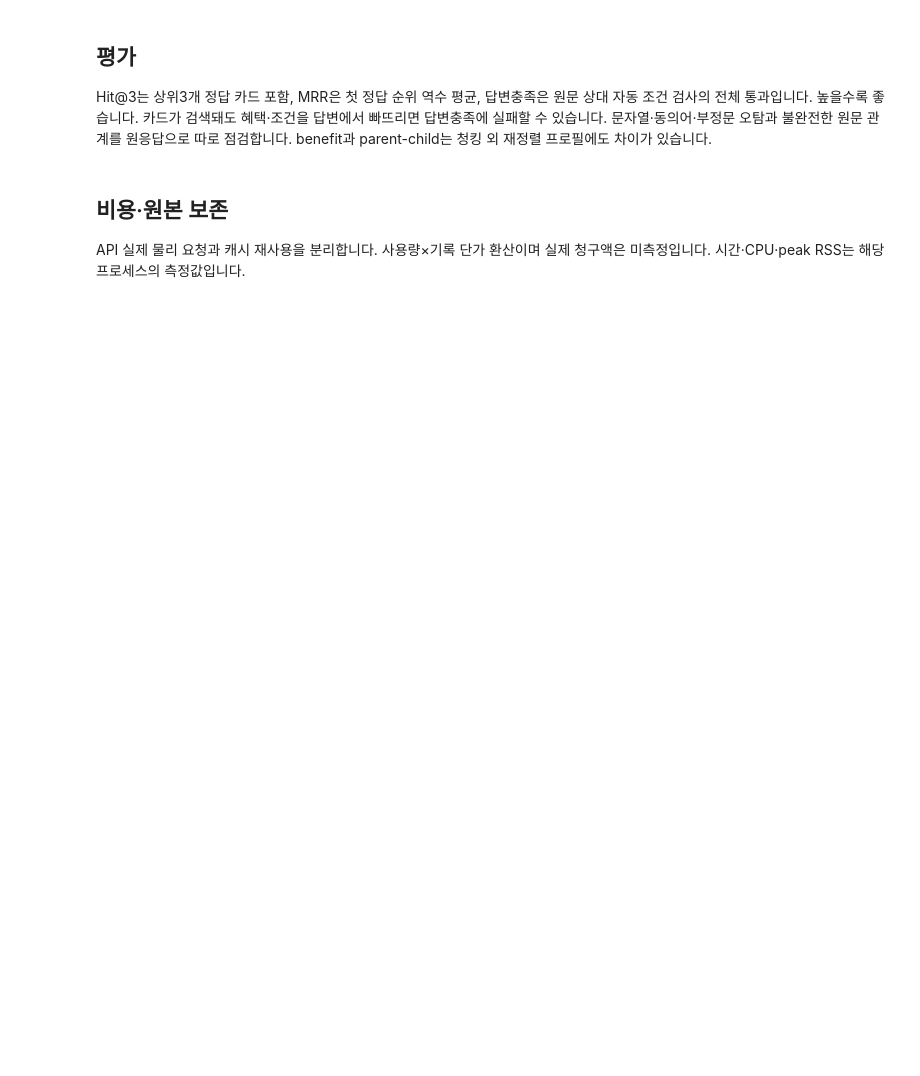
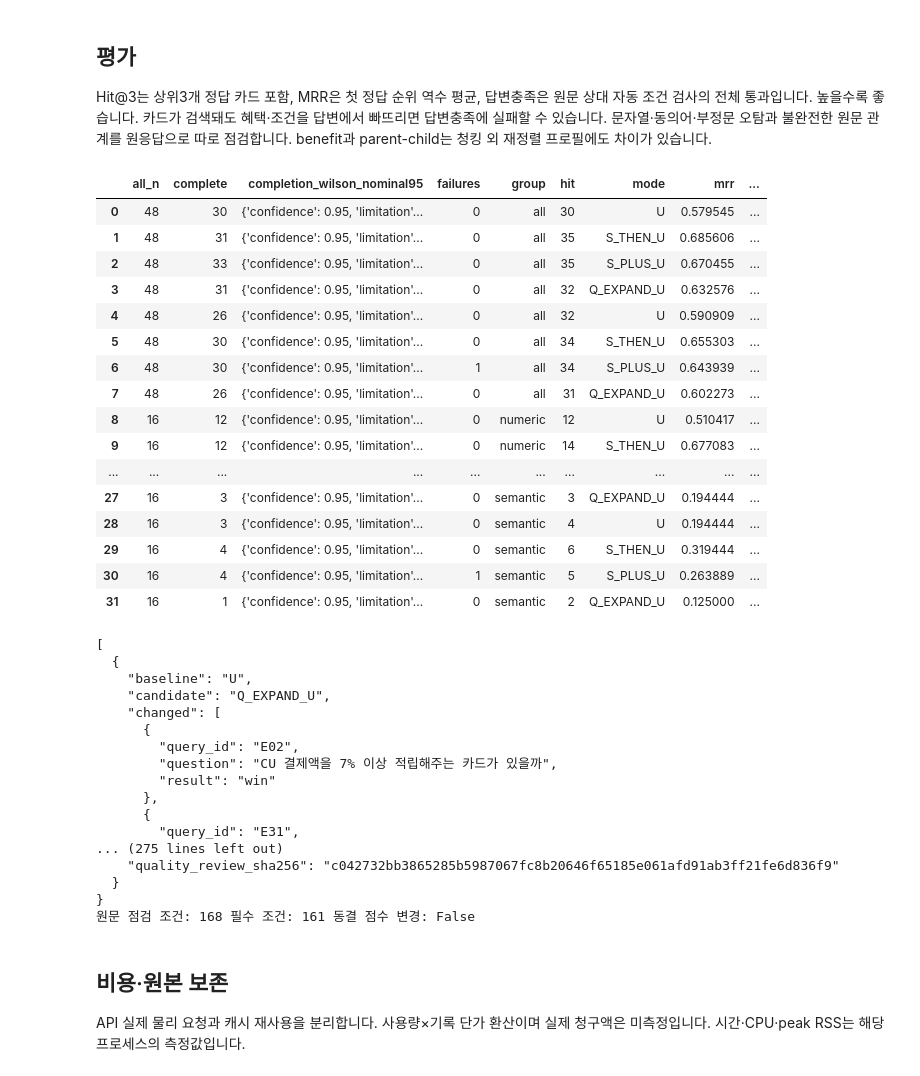
Before and after one commit to yeony-park/PickCardU, a Jupyter notebook: notebooks/42_expanded_query_evaluation.ipynb, the cells around one changed output. Saved outputs shown, nothing was run; the diff lists cells and outputs as text; code cells hidden in the pictures; blank space fills up the shorter version.

Commit message:
test: complete expanded structured search evaluation

```diff
--- a/notebooks/42_expanded_query_evaluation.ipynb
+++ b/notebooks/42_expanded_query_evaluation.ipynb
@@ -27,8 +65,47 @@ benefit과 parent-child는 청킹 외 재정렬 프로필에도 차이가 있습
 # %%
 import pandas as pd
 evaluation = read("evaluation_summary.json")
 display(pd.DataFrame(evaluation["metrics"]))
 print(json.dumps(evaluation["paired"], ensure_ascii=False, indent=2))
+
+print(json.dumps(read("decision.json"), ensure_ascii=False, indent=2))
+review = read("quality_review.json")
+print("원문 점검 조건:", review["inspected_conditions"], "필수 조건:", review["required_conditions"], "동결 점수 변경:", review["scores_changed"])
+# %% [output]
+|  | all_n | complete | completion_wilson_nominal95 | failures | group | hit | mode | mrr | ... |
+| 0 | 48 | 30 | {'confidence': 0.95, 'limitation'... | 0 | all | 30 | U | 0.579545 | ... |
+| 1 | 48 | 31 | {'confidence': 0.95, 'limitation'... | 0 | all | 35 | S_THEN_U | 0.685606 | ... |
+| 2 | 48 | 33 | {'confidence': 0.95, 'limitation'... | 0 | all | 35 | S_PLUS_U | 0.670455 | ... |
+| 3 | 48 | 31 | {'confidence': 0.95, 'limitation'... | 0 | all | 32 | Q_EXPAND_U | 0.632576 | ... |
+| 4 | 48 | 26 | {'confidence': 0.95, 'limitation'... | 0 | all | 32 | U | 0.590909 | ... |
+| 5 | 48 | 30 | {'confidence': 0.95, 'limitation'... | 0 | all | 34 | S_THEN_U | 0.655303 | ... |
+| 6 | 48 | 30 | {'confidence': 0.95, 'limitation'... | 1 | all | 34 | S_PLUS_U | 0.643939 | ... |
+| 7 | 48 | 26 | {'confidence': 0.95, 'limitation'... | 0 | all | 31 | Q_EXPAND_U | 0.602273 | ... |
+| 8 | 16 | 12 | {'confidence': 0.95, 'limitation'... | 0 | numeric | 12 | U | 0.510417 | ... |
+| 9 | 16 | 12 | {'confidence': 0.95, 'limitation'... | 0 | numeric | 14 | S_THEN_U | 0.677083 | ... |
+| ... | ... | ... | ... | ... | ... | ... | ... | ... | ... |
+| 27 | 16 | 3 | {'confidence': 0.95, 'limitation'... | 0 | semantic | 3 | Q_EXPAND_U | 0.194444 | ... |
+| 28 | 16 | 3 | {'confidence': 0.95, 'limitation'... | 0 | semantic | 4 | U | 0.194444 | ... |
+| 29 | 16 | 4 | {'confidence': 0.95, 'limitation'... | 0 | semantic | 6 | S_THEN_U | 0.319444 | ... |
+| 30 | 16 | 4 | {'confidence': 0.95, 'limitation'... | 1 | semantic | 5 | S_PLUS_U | 0.263889 | ... |
+| 31 | 16 | 1 | {'confidence': 0.95, 'limitation'... | 0 | semantic | 2 | Q_EXPAND_U | 0.125000 | ... |
+[
+  {
+    "baseline": "U",
+    "candidate": "Q_EXPAND_U",
+    "changed": [
+      {
+        "query_id": "E02",
+        "question": "CU 결제액을 7% 이상 적립해주는 카드가 있을까",
+        "result": "win"
+      },
+      {
+        "query_id": "E31",
+... (275 lines left out)
+    "quality_review_sha256": "c042732bb3865285b5987067fc8b20646f65185e061afd91ab3ff21fe6d836f9"
+  }
+}
+원문 점검 조건: 168 필수 조건: 161 동결 점수 변경: False
 # %% [markdown]
 ## 비용·원본 보존
 API 실제 물리 요청과 캐시 재사용을 분리합니다. 사용량×기록 단가 환산이며 실제 청구액은 미측정입니다. 시간·CPU·peak RSS는 해당 프로세스의 측정값입니다.
```
Also changed, not shown: parts of 4 cells of this notebook, 5 other files.
